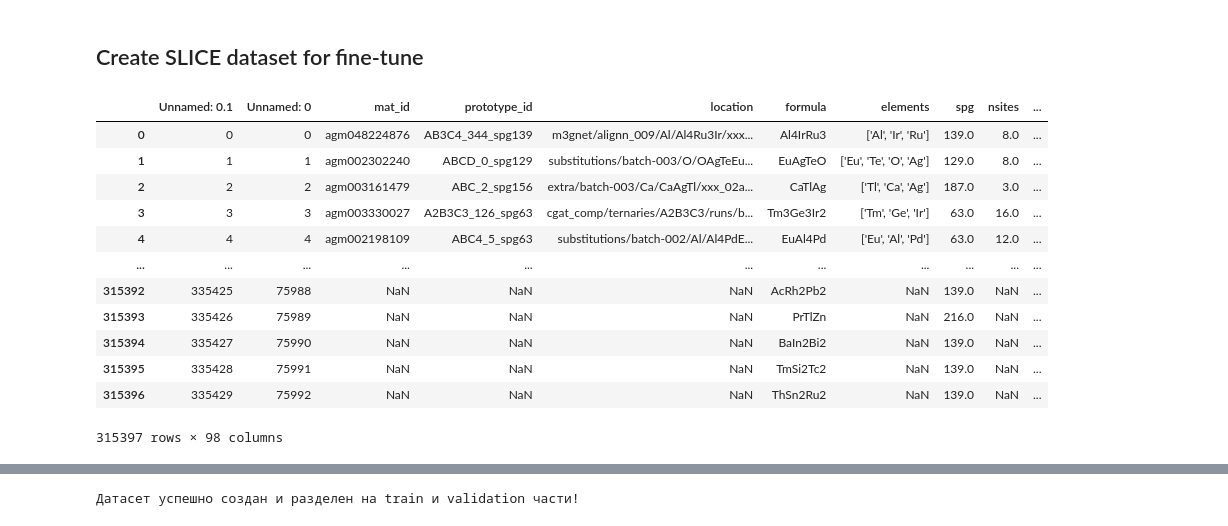
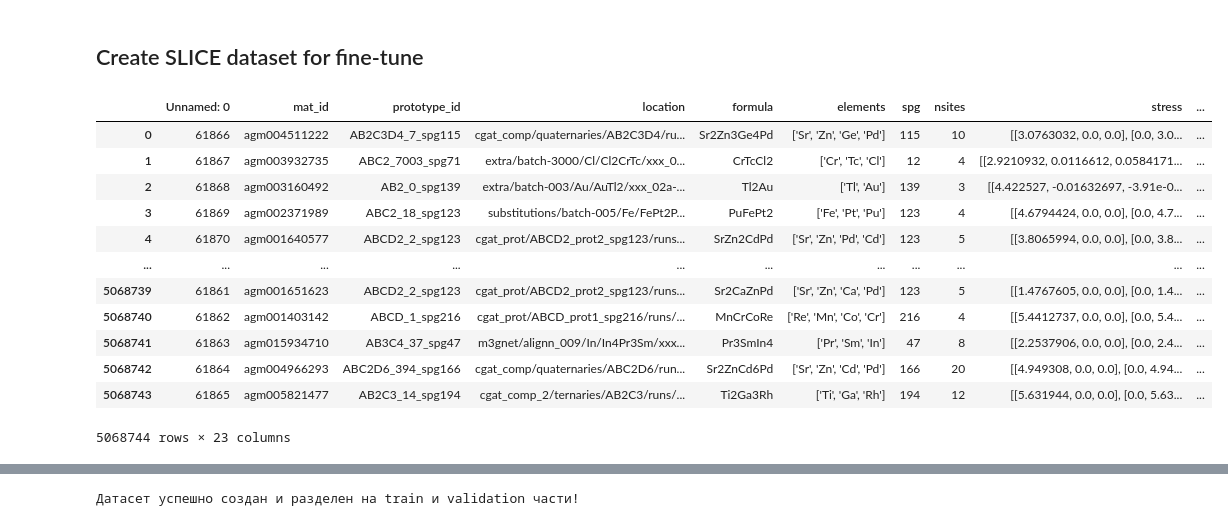
Before and after one commit to Gruz2520/crystall_generation, a Jupyter notebook: notebooks/fine-tune_llama.ipynb, the cells around one changed output, grey strips where cells are left out. Saved outputs shown, nothing was run; the diff lists cells and outputs as text; code cells hidden in the pictures.

Commit message:
added prep for alex with scripts for traing gpt2 & llama on it

```diff
--- a/notebooks/fine-tune_llama.ipynb
+++ b/notebooks/fine-tune_llama.ipynb
@@ -31,22 +31,22 @@ df_for_llama.head(2)
 ## Create SLICE dataset for fine-tune
 # %%
 import pandas as pd
-df = pd.read_csv("../data/genCry_columns_slice.csv")
+df = pd.read_csv("../data/alexandria/alex_full_slice.csv")
 df
 # %% [output]
-|  | Unnamed: 0.1 | Unnamed: 0 | mat_id | prototype_id | location | formula | elements | spg | nsites | ... |
-| 0 | 0 | 0 | agm048224876 | AB3C4_344_spg139 | m3gnet/alignn_009/Al/Al4Ru3Ir/xxx... | Al4IrRu3 | ['Al', 'Ir', 'Ru'] | 139.0 | 8.0 | ... |
-| 1 | 1 | 1 | agm002302240 | ABCD_0_spg129 | substitutions/batch-003/O/OAgTeEu... | EuAgTeO | ['Eu', 'Te', 'O', 'Ag'] | 129.0 | 8.0 | ... |
-| 2 | 2 | 2 | agm003161479 | ABC_2_spg156 | extra/batch-003/Ca/CaAgTl/xxx_02a... | CaTlAg | ['Tl', 'Ca', 'Ag'] | 187.0 | 3.0 | ... |
-| 3 | 3 | 3 | agm003330027 | A2B3C3_126_spg63 | cgat_comp/ternaries/A2B3C3/runs/b... | Tm3Ge3Ir2 | ['Tm', 'Ge', 'Ir'] | 63.0 | 16.0 | ... |
-| 4 | 4 | 4 | agm002198109 | ABC4_5_spg63 | substitutions/batch-002/Al/Al4PdE... | EuAl4Pd | ['Eu', 'Al', 'Pd'] | 63.0 | 12.0 | ... |
+|  | Unnamed: 0 | mat_id | prototype_id | location | formula | elements | spg | nsites | stress | ... |
+| 0 | 61866 | agm004511222 | AB2C3D4_7_spg115 | cgat_comp/quaternaries/AB2C3D4/ru... | Sr2Zn3Ge4Pd | ['Sr', 'Zn', 'Ge', 'Pd'] | 115 | 10 | [[3.0763032, 0.0, 0.0], [0.0, 3.0... | ... |
+| 1 | 61867 | agm003932735 | ABC2_7003_spg71 | extra/batch-3000/Cl/Cl2CrTc/xxx_0... | CrTcCl2 | ['Cr', 'Tc', 'Cl'] | 12 | 4 | [[2.9210932, 0.0116612, 0.0584171... | ... |
+| 2 | 61868 | agm003160492 | AB2_0_spg139 | extra/batch-003/Au/AuTl2/xxx_02a-... | Tl2Au | ['Tl', 'Au'] | 139 | 3 | [[4.422527, -0.01632697, -3.91e-0... | ... |
+| 3 | 61869 | agm002371989 | ABC2_18_spg123 | substitutions/batch-005/Fe/FePt2P... | PuFePt2 | ['Fe', 'Pt', 'Pu'] | 123 | 4 | [[4.6794424, 0.0, 0.0], [0.0, 4.7... | ... |
+| 4 | 61870 | agm001640577 | ABCD2_2_spg123 | cgat_prot/ABCD2_prot2_spg123/runs... | SrZn2CdPd | ['Sr', 'Zn', 'Pd', 'Cd'] | 123 | 5 | [[3.8065994, 0.0, 0.0], [0.0, 3.8... | ... |
 | ... | ... | ... | ... | ... | ... | ... | ... | ... | ... | ... |
-| 315392 | 335425 | 75988 | NaN | NaN | NaN | AcRh2Pb2 | NaN | 139.0 | NaN | ... |
-| 315393 | 335426 | 75989 | NaN | NaN | NaN | PrTlZn | NaN | 216.0 | NaN | ... |
-| 315394 | 335427 | 75990 | NaN | NaN | NaN | BaIn2Bi2 | NaN | 139.0 | NaN | ... |
-| 315395 | 335428 | 75991 | NaN | NaN | NaN | TmSi2Tc2 | NaN | 139.0 | NaN | ... |
-| 315396 | 335429 | 75992 | NaN | NaN | NaN | ThSn2Ru2 | NaN | 139.0 | NaN | ... |
+| 5068739 | 61861 | agm001651623 | ABCD2_2_spg123 | cgat_prot/ABCD2_prot2_spg123/runs... | Sr2CaZnPd | ['Sr', 'Zn', 'Ca', 'Pd'] | 123 | 5 | [[1.4767605, 0.0, 0.0], [0.0, 1.4... | ... |
+| 5068740 | 61862 | agm001403142 | ABCD_1_spg216 | cgat_prot/ABCD_prot1_spg216/runs/... | MnCrCoRe | ['Re', 'Mn', 'Co', 'Cr'] | 216 | 4 | [[5.4412737, 0.0, 0.0], [0.0, 5.4... | ... |
+| 5068741 | 61863 | agm015934710 | AB3C4_37_spg47 | m3gnet/alignn_009/In/In4Pr3Sm/xxx... | Pr3SmIn4 | ['Pr', 'Sm', 'In'] | 47 | 8 | [[2.2537906, 0.0, 0.0], [0.0, 2.4... | ... |
+| 5068742 | 61864 | agm004966293 | ABC2D6_394_spg166 | cgat_comp/quaternaries/ABC2D6/run... | Sr2ZnCd6Pd | ['Sr', 'Zn', 'Cd', 'Pd'] | 166 | 20 | [[4.949308, 0.0, 0.0], [0.0, 4.94... | ... |
+| 5068743 | 61865 | agm005821477 | AB2C3_14_spg194 | cgat_comp_2/ternaries/AB2C3/runs/... | Ti2Ga3Rh | ['Ti', 'Ga', 'Rh'] | 194 | 12 | [[5.631944, 0.0, 0.0], [0.0, 5.63... | ... |
-315397 rows × 98 columns
+5068744 rows × 23 columns
 # %%
 df.columns
 # %% [output]
```
Also changed, not shown: parts of 11 cells of this notebook, 4 other files.
